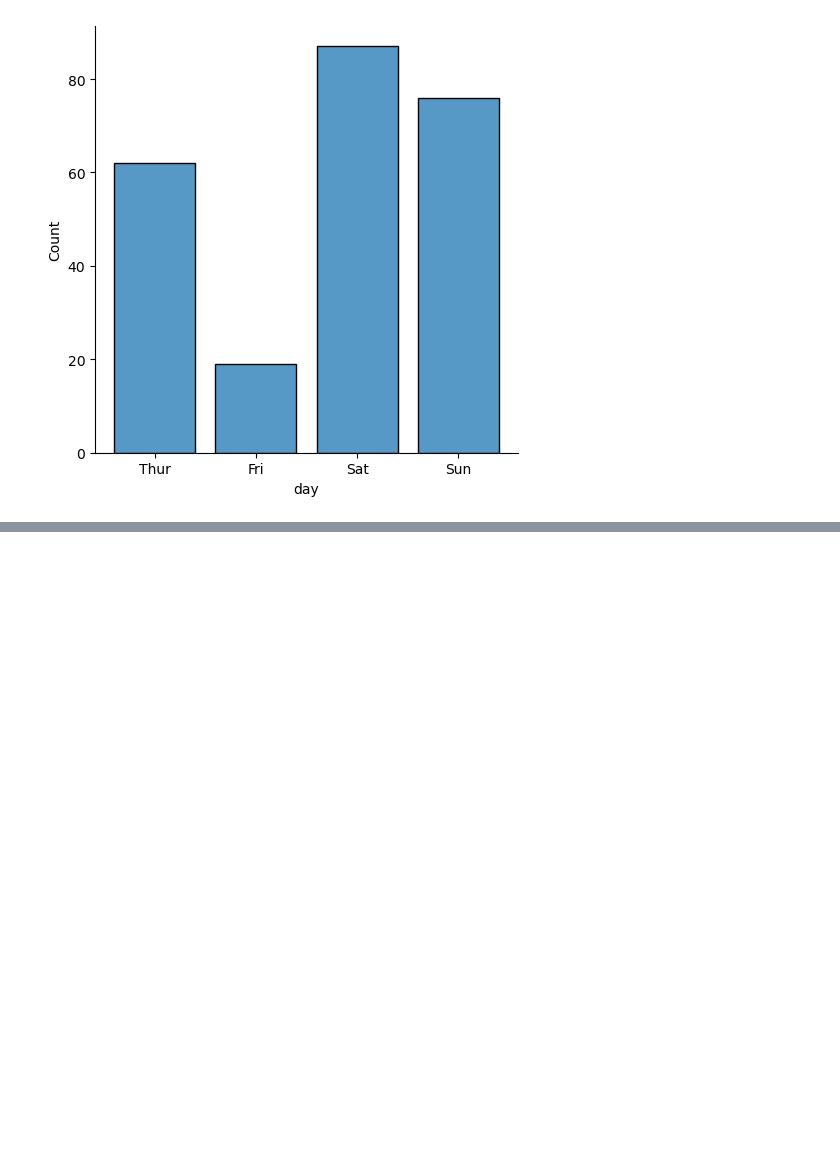
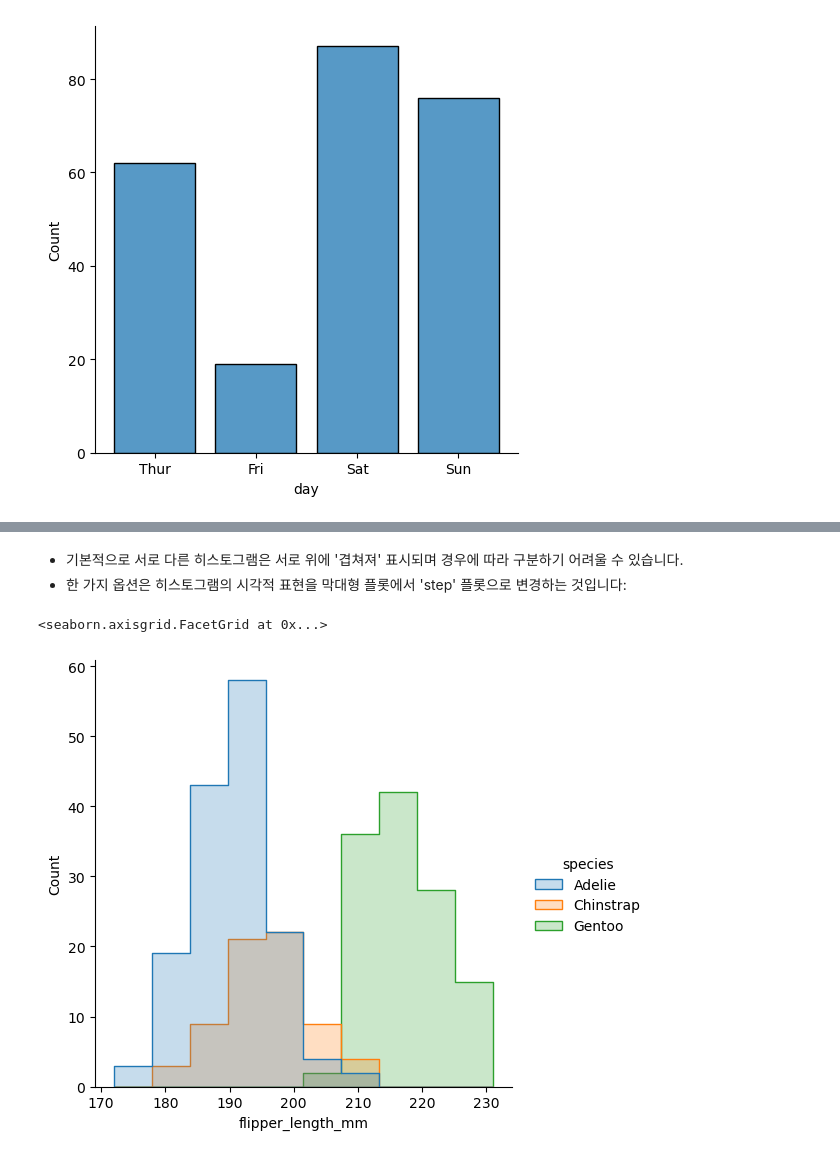
Before and after one commit to Daconic/Seaborn_tutorial_KOR, a Jupyter notebook: Visualizing distributions of data.ipynb, the cells around one changed output, grey strips where cells are left out. Cells and saved outputs as stored; diff of their text form; code cells hidden in the pictures; blank space fills up the shorter version.

```diff
--- a/Visualizing distributions of data.ipynb
+++ b/Visualizing distributions of data.ipynb
@@ -68,0 +80,8 @@ sns.displot(tips, x='day', shrink=.8);
+# %% [markdown]
+- 기본적으로 서로 다른 히스토그램은 서로 위에 '겹쳐져' 표시되며 경우에 따라 구분하기 어려울 수 있습니다.
+- 한 가지 옵션은 히스토그램의 시각적 표현을 막대형 플롯에서 'step' 플롯으로 변경하는 것입니다:
+# %%
+sns.displot(penguins, x='flipper_length_mm', hue='species', element='step')
+# %% [output]
+<seaborn.axisgrid.FacetGrid at 0x...>
+[figure, added]
```
Also changed, not shown: parts of 11 cells of this notebook, 1 other file.
